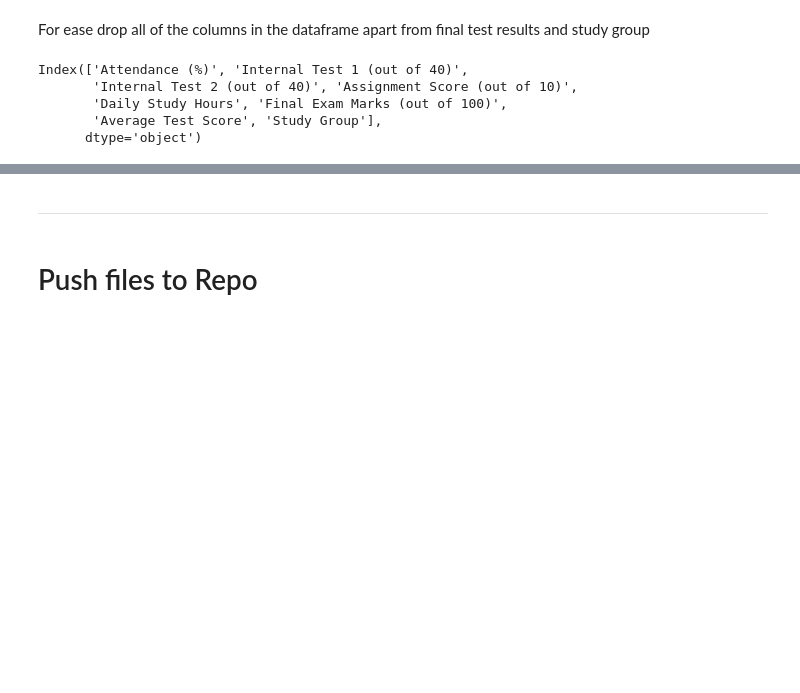
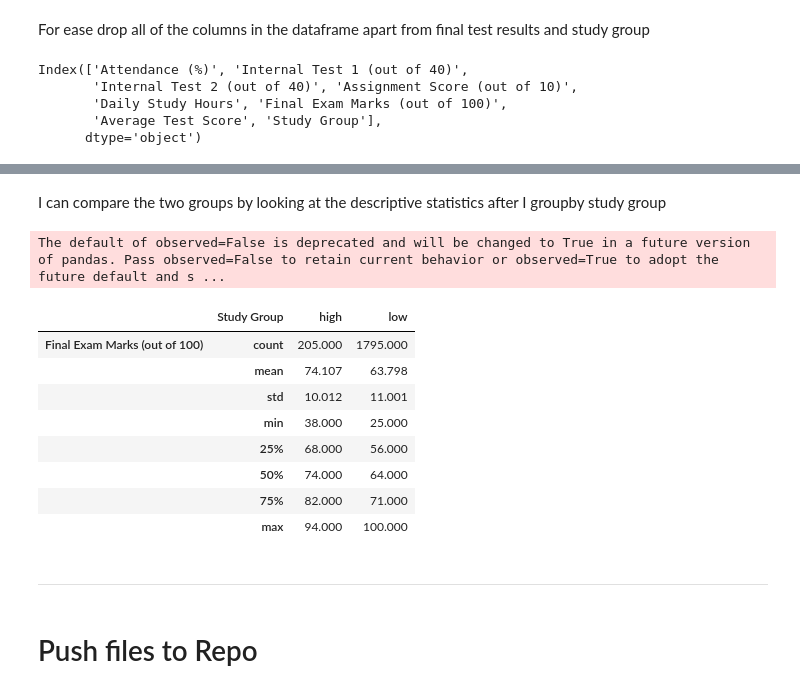
Before and after one commit to tb9757/Student-Academic-Performance, a Jupyter notebook: jupyter_notebooks/2. eda_and_hypotheses.ipynb, the cells around one changed output, grey strips where cells are left out. Cells and saved outputs as stored; diff of their text form; code cells hidden in the pictures; blank space fills up the shorter version.

```diff
--- a/jupyter_notebooks/2. eda_and_hypotheses.ipynb
+++ b/jupyter_notebooks/2. eda_and_hypotheses.ipynb
@@ -332,3 +351,19 @@ df_
+# %% [markdown]
+I can compare the two groups by looking at the descriptive statistics after I groupby study group
+# %%
+# groupby study group then get descriptive statistics
+df_study_group.groupby('Study Group').describe().round(3).T
+# %% [output]
+The default of observed=False is deprecated and will be changed to True in a future version of pandas. Pass observed=False to retain current behavior or observed=True to adopt the future default and s ...
+|  | Study Group | high | low |
+| Final Exam Marks (out of 100) | count | 205.000 | 1795.000 |
+|  | mean | 74.107 | 63.798 |
+|  | std | 10.012 | 11.001 |
+|  | min | 38.000 | 25.000 |
+|  | 25% | 68.000 | 56.000 |
+|  | 50% | 74.000 | 64.000 |
+|  | 75% | 82.000 | 71.000 |
+|  | max | 94.000 | 100.000 |
 # %% [markdown]
 ---
 # %% [markdown]
```
Also changed, not shown: parts of 2 cells of this notebook.
